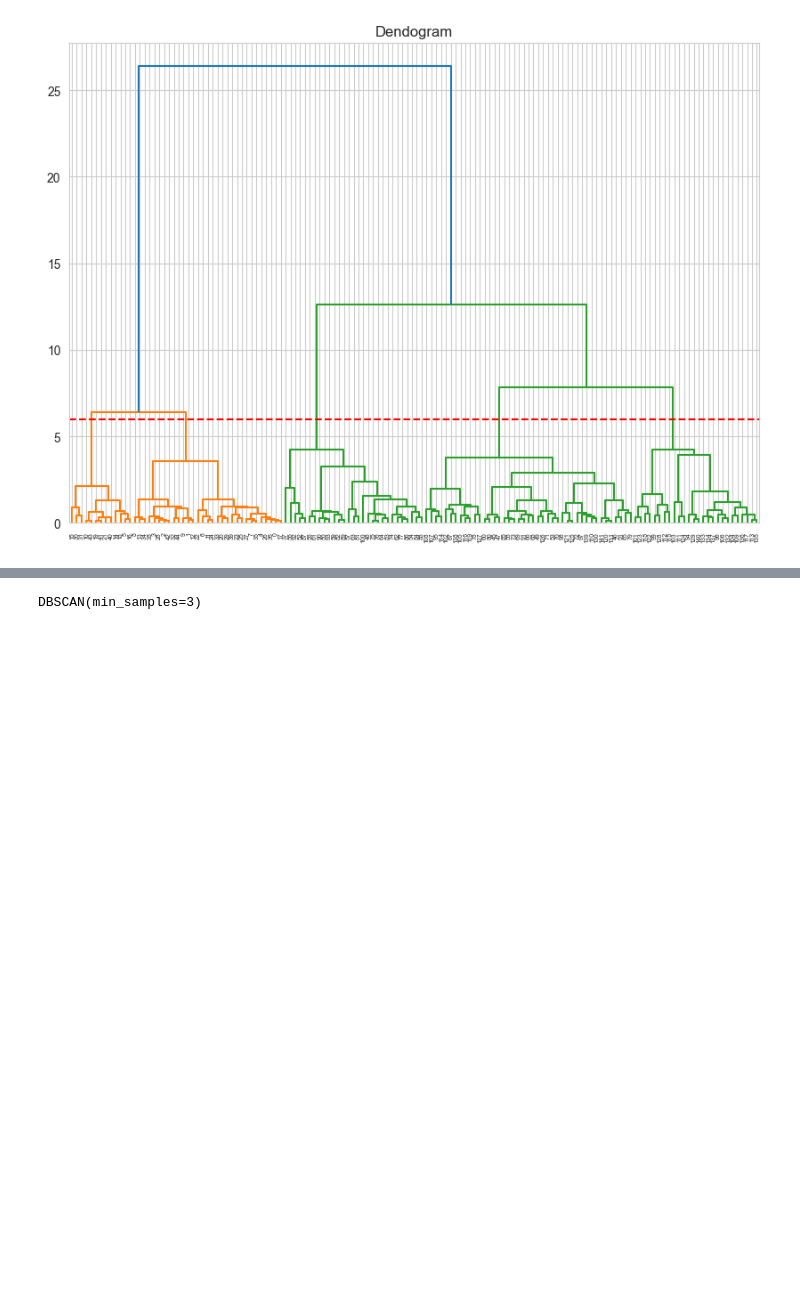
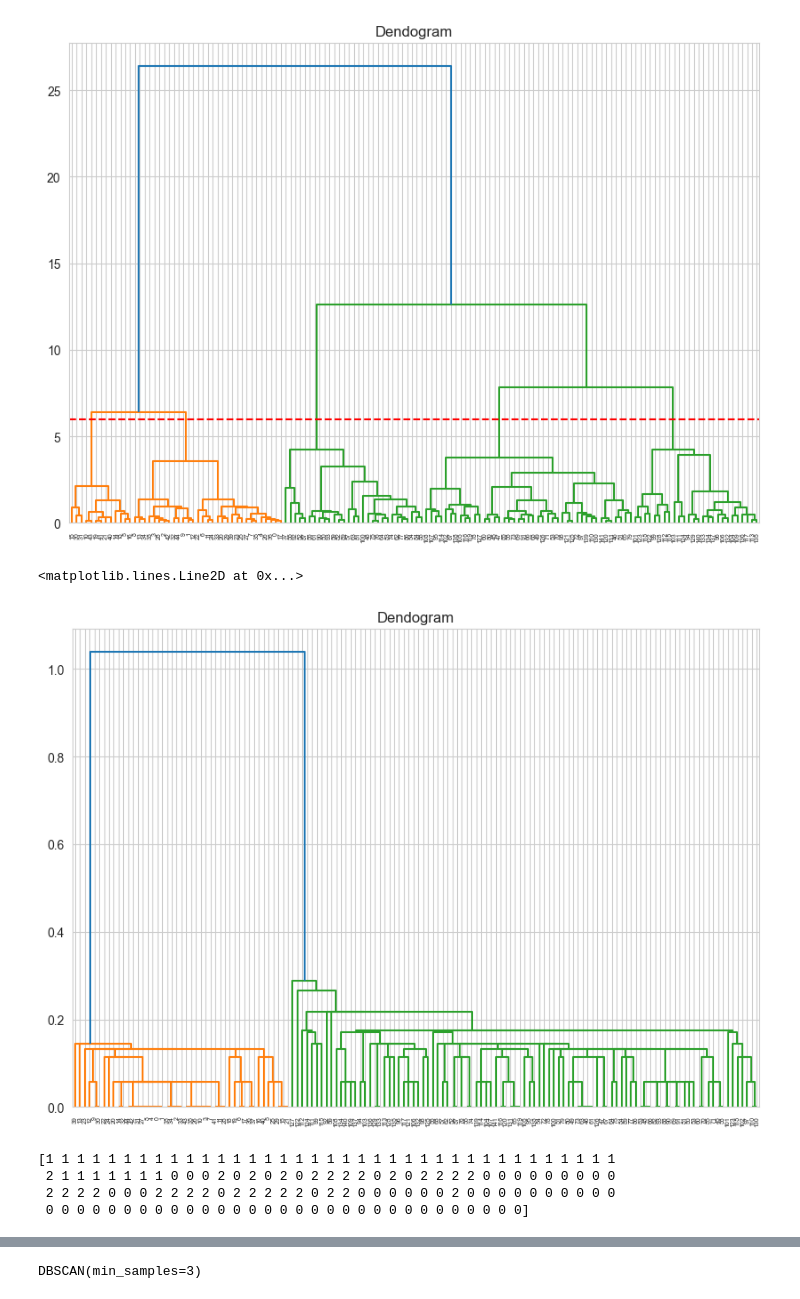
Before and after one commit to KrishnanditoLksn/MachineLearning_101, a Jupyter notebook: praktikkum/pertemuan3/iris_klastering.ipynb, the cells around one changed output, grey strips where cells are left out. Cells and saved outputs as stored; diff of their text form; code cells hidden in the pictures; blank space fills up the shorter version.

Commit message:
feat  : temporary iris  hierarchical clustering

```diff
--- a/praktikkum/pertemuan3/iris_klastering.ipynb
+++ b/praktikkum/pertemuan3/iris_klastering.ipynb
@@ -515,3 +510,21 @@ plt.axhline(y=6, color='r', linestyle='--')
 # %% [output]
 <matplotlib.lines.Line2D at 0x...>
 [figure]
+# %%
+plt.figure(figsize=(10, 7))
+plt.title('Dendogram')
+dataFullPetal = list(zip(clean_iris_df['PetalLength'], clean_iris_df['PetalWidth']))
+dendogramWard = shc.dendrogram(shc.linkage(dataFullPetal, method='single', metric='euclidean'))
+plt.axhline(y=6, color='r', linestyle='--')
+# %% [output]
+<matplotlib.lines.Line2D at 0x...>
+[figure, added]
+# %%
+clusterIris = AgglomerativeClustering(n_clusters=3, metric='euclidean', linkage='ward')
+clusterIris = clusterIris.fit_predict(clean_iris_df)
+print(clusterIris)
+# %% [output]
+[1 1 1 1 1 1 1 1 1 1 1 1 1 1 1 1 1 1 1 1 1 1 1 1 1 1 1 1 1 1 1 1 1 1 1 1 1
+ 2 1 1 1 1 1 1 1 0 0 0 2 0 2 0 2 0 2 2 2 2 0 2 0 2 2 2 2 0 0 0 0 0 0 0 0 0
+ 2 2 2 2 0 0 0 2 2 2 2 0 2 2 2 2 2 0 2 2 0 0 0 0 0 0 2 0 0 0 0 0 0 0 0 0 0
+ 0 0 0 0 0 0 0 0 0 0 0 0 0 0 0 0 0 0 0 0 0 0 0 0 0 0 0 0 0 0 0]
```
Also changed, not shown: parts of 18 cells of this notebook.
